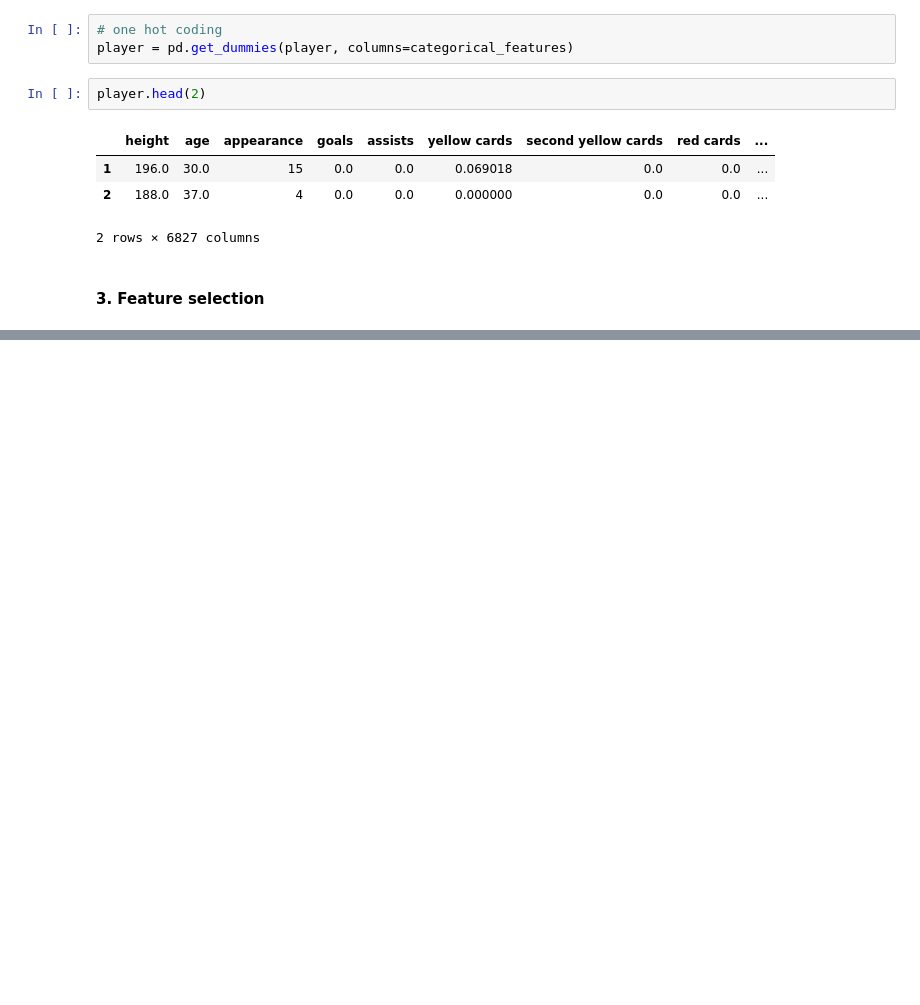
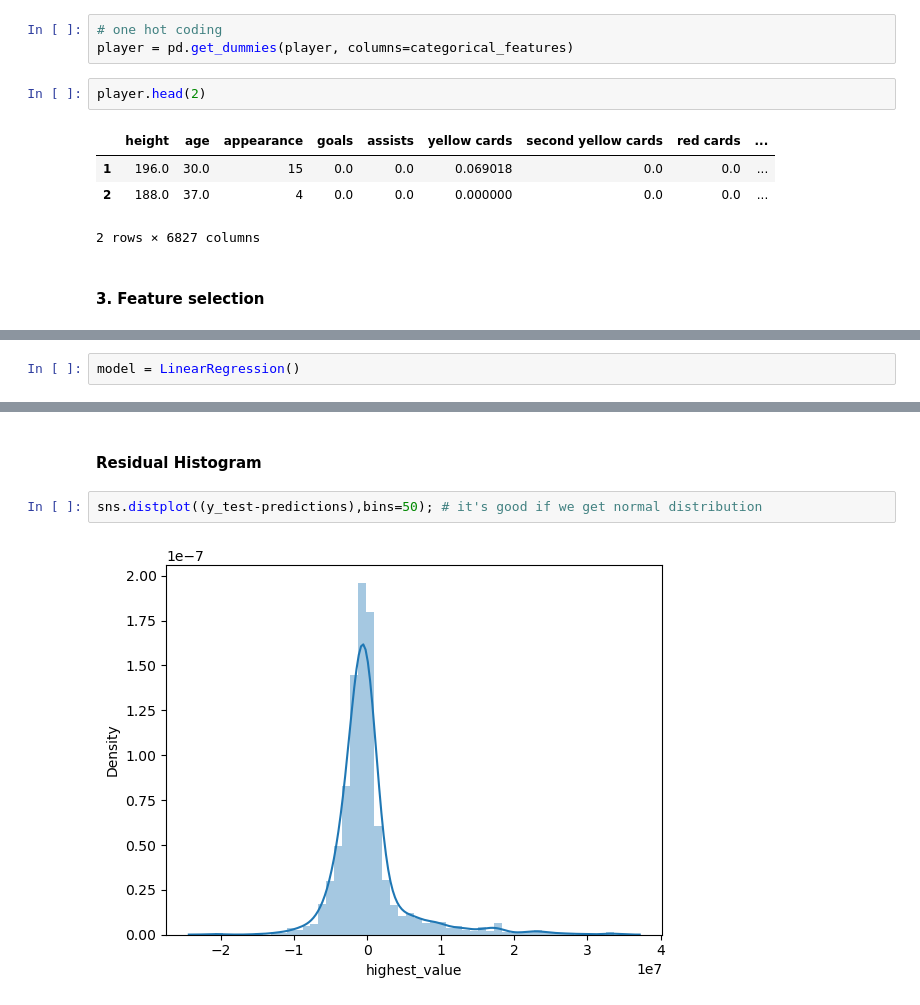
Before and after one commit to Tuwaiq-DS-ML-bootcamp-V-8/Usecase-7, a Jupyter notebook: EDA explain template.ipynb, the cells around one changed output, grey strips where cells are left out. Drawn from its saved outputs; the diff is of its cells as text; blank space fills up the shorter version.

```diff
--- a/EDA explain template.ipynb
+++ b/EDA explain template.ipynb
@@ -329,0 +390,2 @@ sns.heatmap(player.corr(), annot=True)
+# %%
+model = LinearRegression()
@@ -329,0 +527,6 @@ sns.heatmap(player.corr(), annot=True)
+# %% [markdown]
+#### Residual Histogram
+# %%
+sns.distplot((y_test-predictions),bins=50); # it's good if we get normal distribution
+# %% [output]
+[figure, added]
```
Also changed, not shown: parts of 38 cells of this notebook.
